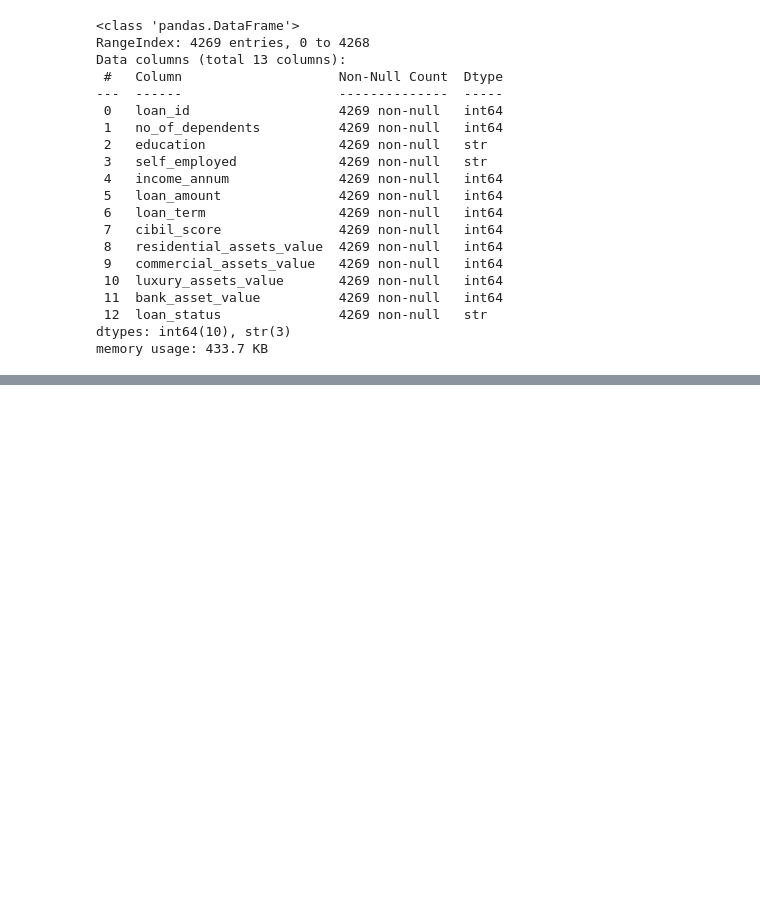
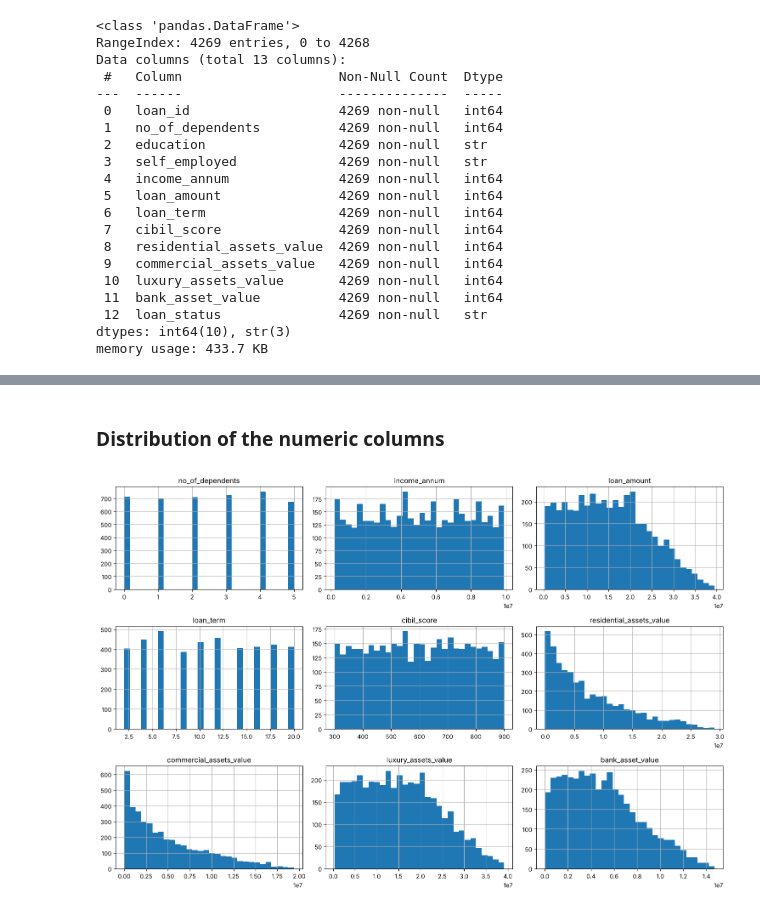
Before and after one commit to pantelis-dnpgl/ITC3154-Assignment1, a Jupyter notebook: ITC3154_Assignment1_Loan_EDA.ipynb, the cells around one changed output, grey strips where cells are left out. Cells and saved outputs as stored; diff of their text form; code cells hidden in the pictures; blank space fills up the shorter version.

```diff
--- a/ITC3154_Assignment1_Loan_EDA.ipynb
+++ b/ITC3154_Assignment1_Loan_EDA.ipynb
@@ -499,0 +149,12 @@ df.groupby('education')[['cibil_score', 'income_annum', 'loan_amount']].mean().r
+# %% [markdown]
+### Distribution of the numeric columns
+# %%
+num_cols = ['no_of_dependents', 'income_annum', 'loan_amount', 'loan_term', 'cibil_score',
+            'residential_assets_value', 'commercial_assets_value', 'luxury_assets_value', 'bank_asset_value']
+
+df[num_cols].hist(bins=30, figsize=(15, 10))
+plt.tight_layout()
+plt.savefig('figures/02_histograms.png', dpi=150, bbox_inches='tight')
+plt.show()
+# %% [output]
+[figure, added]
```
Also changed, not shown: parts of 68 cells of this notebook.
